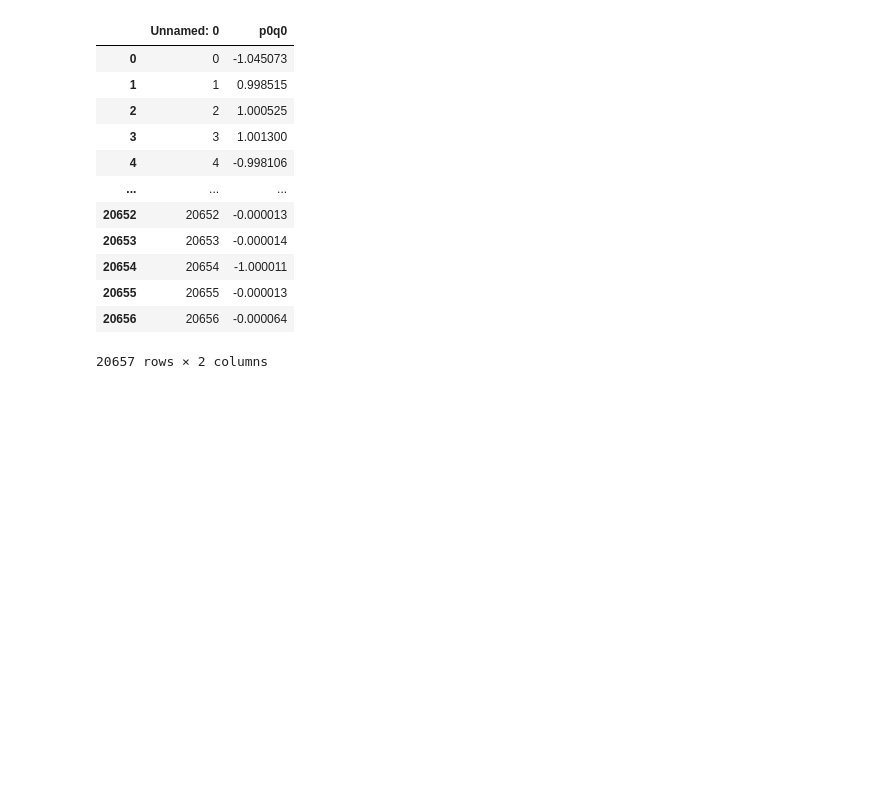
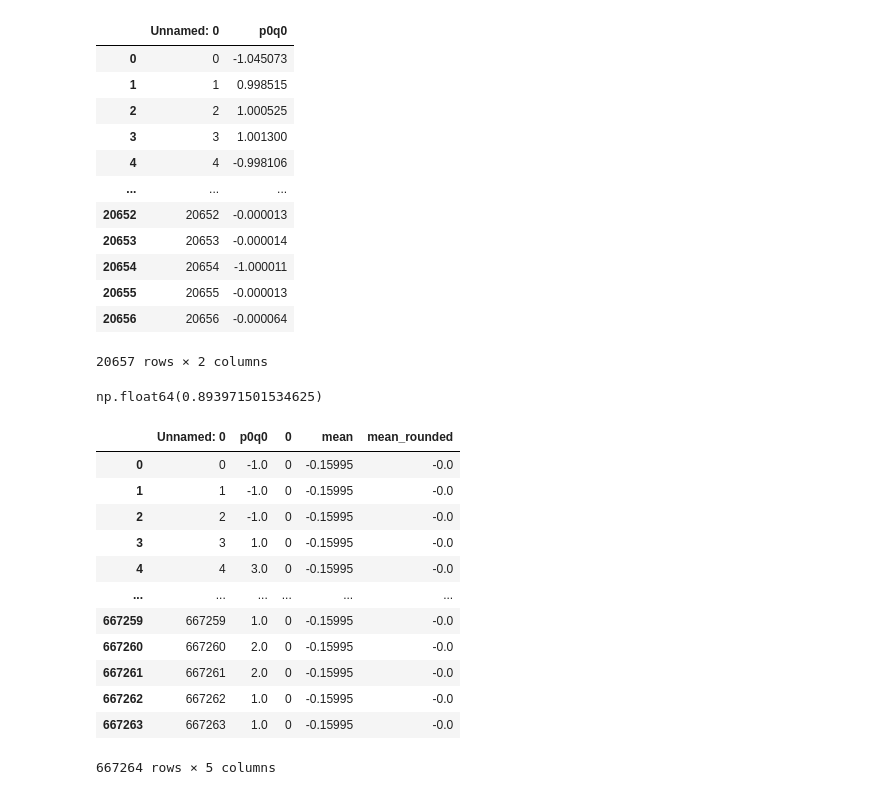
Before and after one commit to JulienDelavande/MVA, a Jupyter notebook: Diffusion_mallat/Data_challenge_SNCF/exploration.ipynb, the cells around one changed output. Cells and saved outputs as stored; diff of their text form; code cells hidden in the pictures; blank space fills up the shorter version.

```diff
--- a/Diffusion_mallat/Data_challenge_SNCF/exploration.ipynb
+++ b/Diffusion_mallat/Data_challenge_SNCF/exploration.ipynb
@@ -372,3 +372,30 @@ df_pred['p0q0_rounded'] = df_pred['p0q0'].round()
 # %%
 serie = pd.Series(df_pred['p0q0_rounded'].values, name='p0q0')
 serie.to_csv('data/y_pred_final3_rounded.csv', header=True, index=True)
+# %%
+df_y_train = pd.read_csv('data/y_train_final_j5KGWWK.csv')
+df_y_train['0'] = 0
+df_y_train['mean'] = df_y_train['p0q0'].mean()
+df_y_train['mean_rounded'] = df_y_train['mean'].round()
+# %%
+from sklearn.metrics import mean_absolute_error
+mae = mean_absolute_error(df_y_train['p0q0'], df_y_train['mean_rounded'])
+mae
+# %% [output]
+np.float64(0.893971501534625)
+# %%
+df_y_train
+# %% [output]
+|  | Unnamed: 0 | p0q0 | 0 | mean | mean_rounded |
+| 0 | 0 | -1.0 | 0 | -0.15995 | -0.0 |
+| 1 | 1 | -1.0 | 0 | -0.15995 | -0.0 |
+| 2 | 2 | -1.0 | 0 | -0.15995 | -0.0 |
+| 3 | 3 | 1.0 | 0 | -0.15995 | -0.0 |
+| 4 | 4 | 3.0 | 0 | -0.15995 | -0.0 |
+| ... | ... | ... | ... | ... | ... |
+| 667259 | 667259 | 1.0 | 0 | -0.15995 | -0.0 |
+| 667260 | 667260 | 2.0 | 0 | -0.15995 | -0.0 |
+| 667261 | 667261 | 2.0 | 0 | -0.15995 | -0.0 |
+| 667262 | 667262 | 1.0 | 0 | -0.15995 | -0.0 |
+| 667263 | 667263 | 1.0 | 0 | -0.15995 | -0.0 |
+667264 rows × 5 columns
```
Also changed, not shown: 1 other file.
